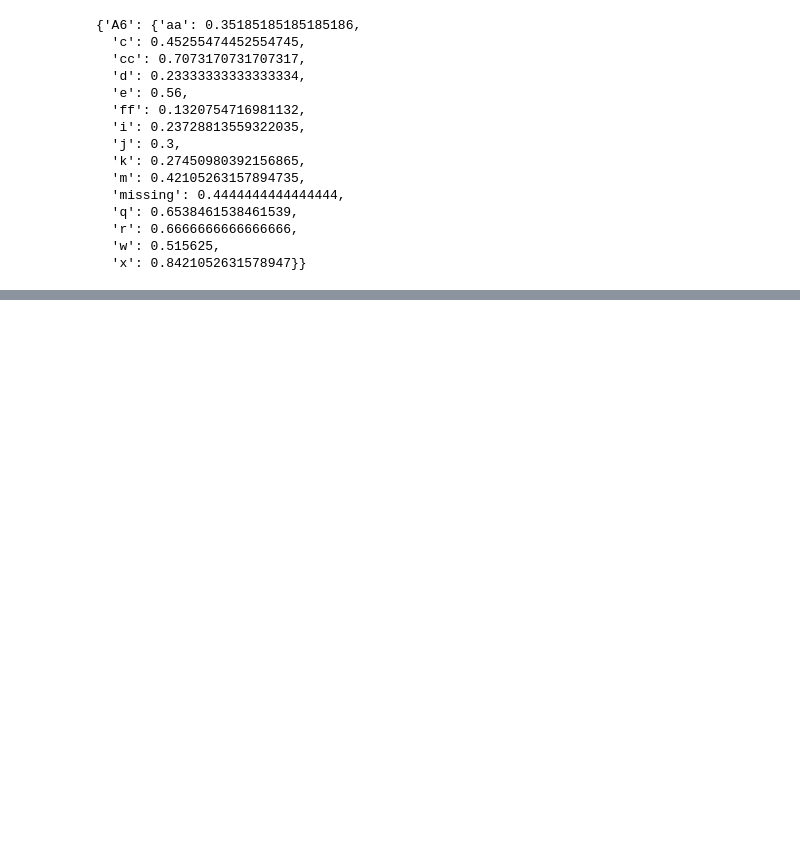
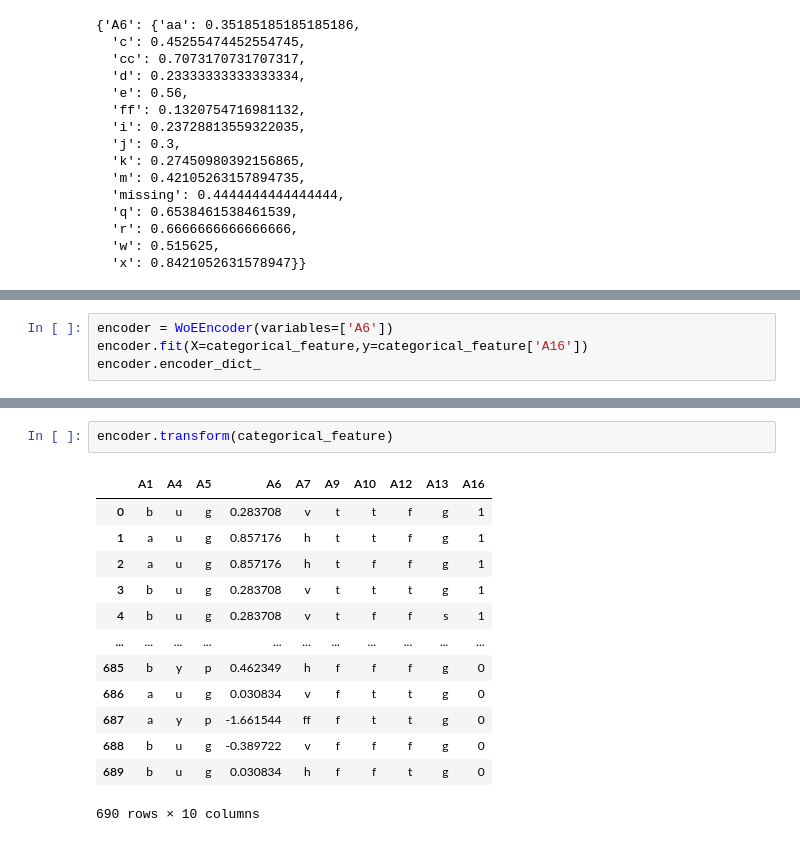
Before and after one commit to ashen007/Feature_enginering, a Jupyter notebook: notebooks/encoding features.ipynb, the cells around one changed output, grey strips where cells are left out. Saved outputs shown, nothing was run; the diff lists cells and outputs as text; blank space fills up the shorter version.

```diff
--- a/notebooks/encoding features.ipynb
+++ b/notebooks/encoding features.ipynb
@@ -801,0 +843,4 @@ encoder.encoder_dict_
+# %%
+encoder = WoEEncoder(variables=['A6'])
+encoder.fit(X=categorical_feature,y=categorical_feature['A16'])
+encoder.encoder_dict_
@@ -801,0 +863,16 @@ encoder.encoder_dict_
+# %%
+encoder.transform(categorical_feature)
+# %% [output]
+|  | A1 | A4 | A5 | A6 | A7 | A9 | A10 | A12 | A13 | A16 |
+| 0 | b | u | g | 0.283708 | v | t | t | f | g | 1 |
+| 1 | a | u | g | 0.857176 | h | t | t | f | g | 1 |
+| 2 | a | u | g | 0.857176 | h | t | f | f | g | 1 |
+| 3 | b | u | g | 0.283708 | v | t | t | t | g | 1 |
+| 4 | b | u | g | 0.283708 | v | t | f | f | s | 1 |
+| ... | ... | ... | ... | ... | ... | ... | ... | ... | ... | ... |
+| 685 | b | y | p | 0.462349 | h | f | f | f | g | 0 |
+| 686 | a | u | g | 0.030834 | v | f | t | t | g | 0 |
+| 687 | a | y | p | -1.661544 | ff | f | t | t | g | 0 |
+| 688 | b | u | g | -0.389722 | v | f | f | f | g | 0 |
+| 689 | b | u | g | 0.030834 | h | f | f | t | g | 0 |
+690 rows × 10 columns
```
Also changed, not shown: parts of 5 cells of this notebook.
